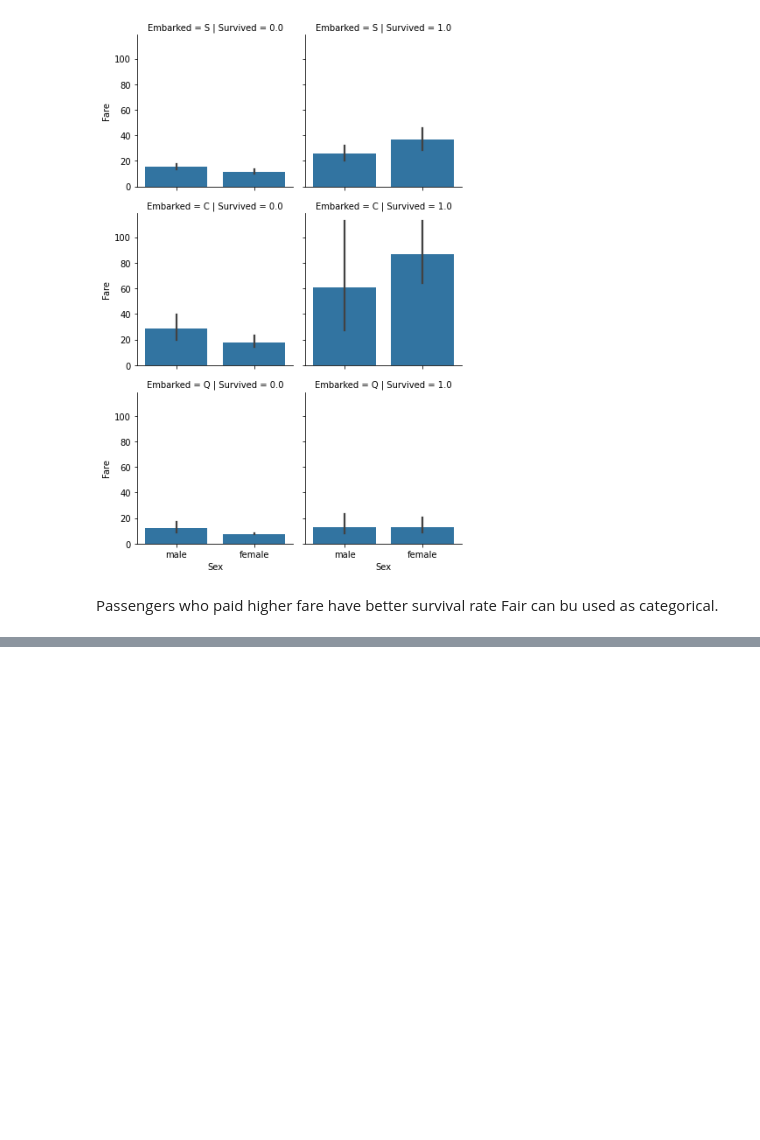
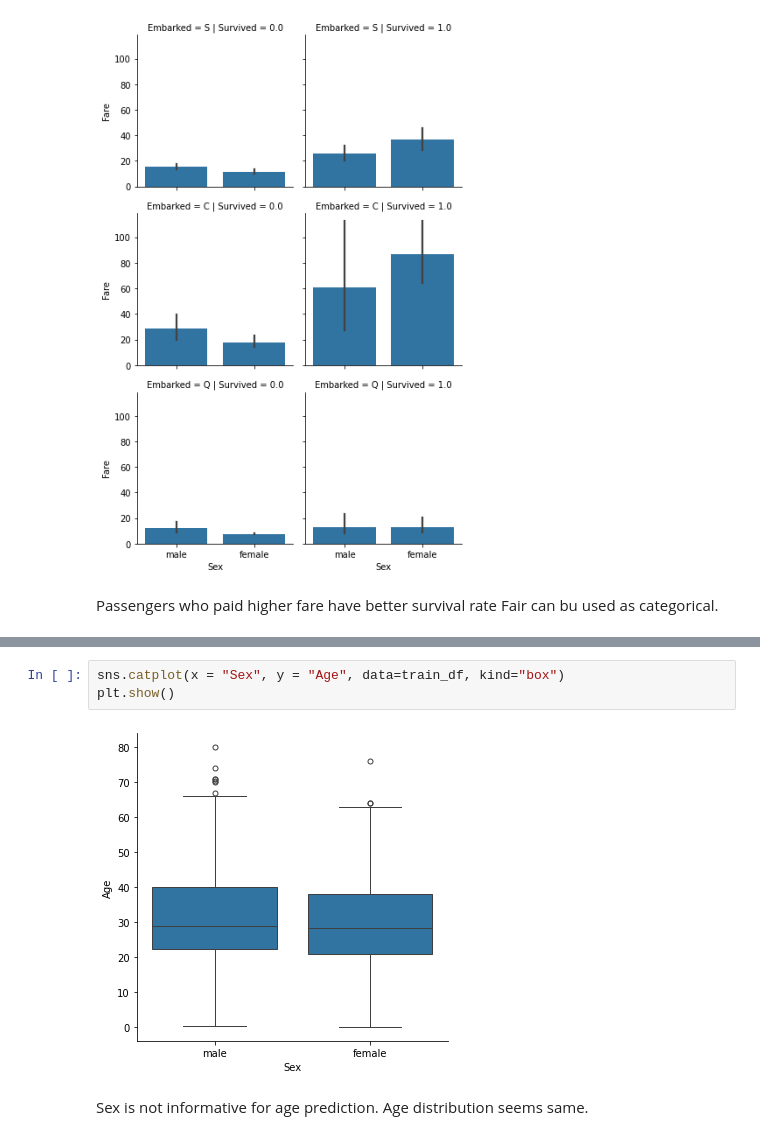
Before and after one commit to MrEktirir/Titanic-Project, a Jupyter notebook: Notebooks/titanic.ipynb, the cells around one changed output, grey strips where cells are left out. Cells and saved outputs as stored; diff of their text form; blank space fills up the shorter version.

```diff
--- a/Notebooks/titanic.ipynb
+++ b/Notebooks/titanic.ipynb
@@ -449,0 +470,7 @@ Fair can bu used as categorical.
+# %%
+sns.catplot(x = "Sex", y = "Age", data=train_df, kind="box")
+plt.show()
+# %% [output]
+[figure, added]
+# %% [markdown]
+Sex is not informative for age prediction. Age distribution seems same.
```
Also changed, not shown: parts of 3 cells of this notebook.
